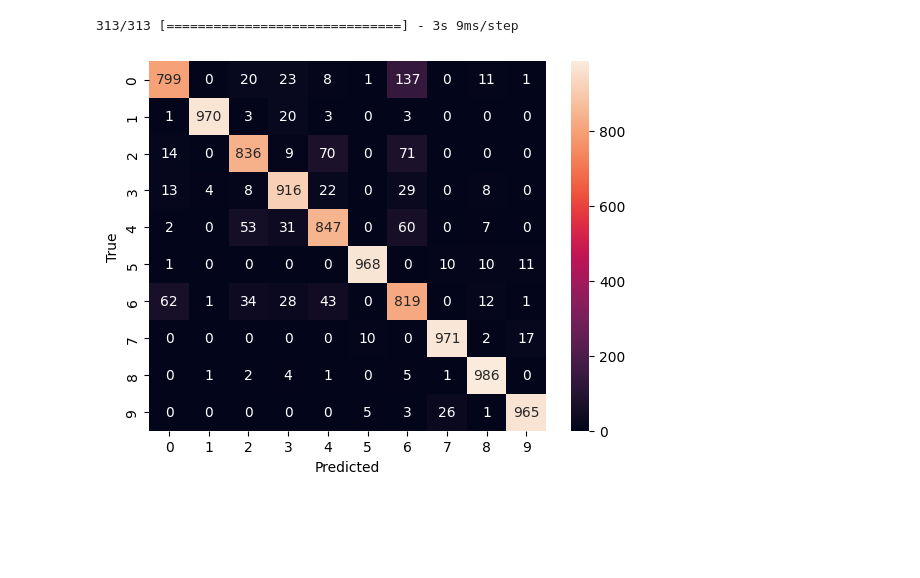
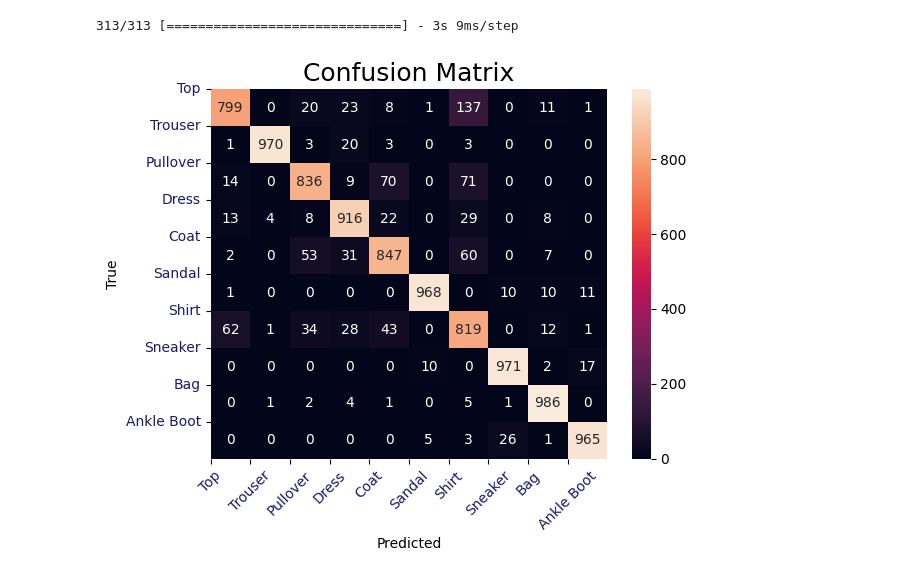
Before and after one commit to Samuelsnv2/Deep-Learning-studies, a Jupyter notebook: CNN/fashion_mnist_cnn.ipynb, the cells around one changed output. Drawn from its saved outputs; the diff is of its cells as text; code cells hidden in the pictures; blank space fills up the shorter version.

Commit message:
confusion matrix changes

```diff
--- a/CNN/fashion_mnist_cnn.ipynb
+++ b/CNN/fashion_mnist_cnn.ipynb
@@ -130,12 +121,18 @@ predictions = [np.argmax(yi) for yi in y_pred]
 # %%
 from sklearn.metrics import confusion_matrix
 import seaborn as sns
 import matplotlib.pyplot as plt
 
+class_labels = ["Top", "Trouser", "Pullover", "Dress", "Coat", "Sandal", "Shirt", "Sneaker", "Bag", "Ankle Boot"]
 cm = confusion_matrix(test_y, predictions)
+tick_positions = range(len(class_labels))
+
 sns.heatmap(cm, annot=True, fmt="d")
+plt.title("Confusion Matrix", fontsize=18)
+plt.xticks(tick_positions, class_labels, rotation=45, color='midnightblue')
 plt.xlabel('Predicted')
+plt.yticks(tick_positions, class_labels, rotation=360, color='midnightblue')
 plt.ylabel('True')
 plt.show()
 # %% [output]
-[figure, old version]
+[figure, new version]
```
Also changed, not shown: parts of 2 cells of this notebook.
